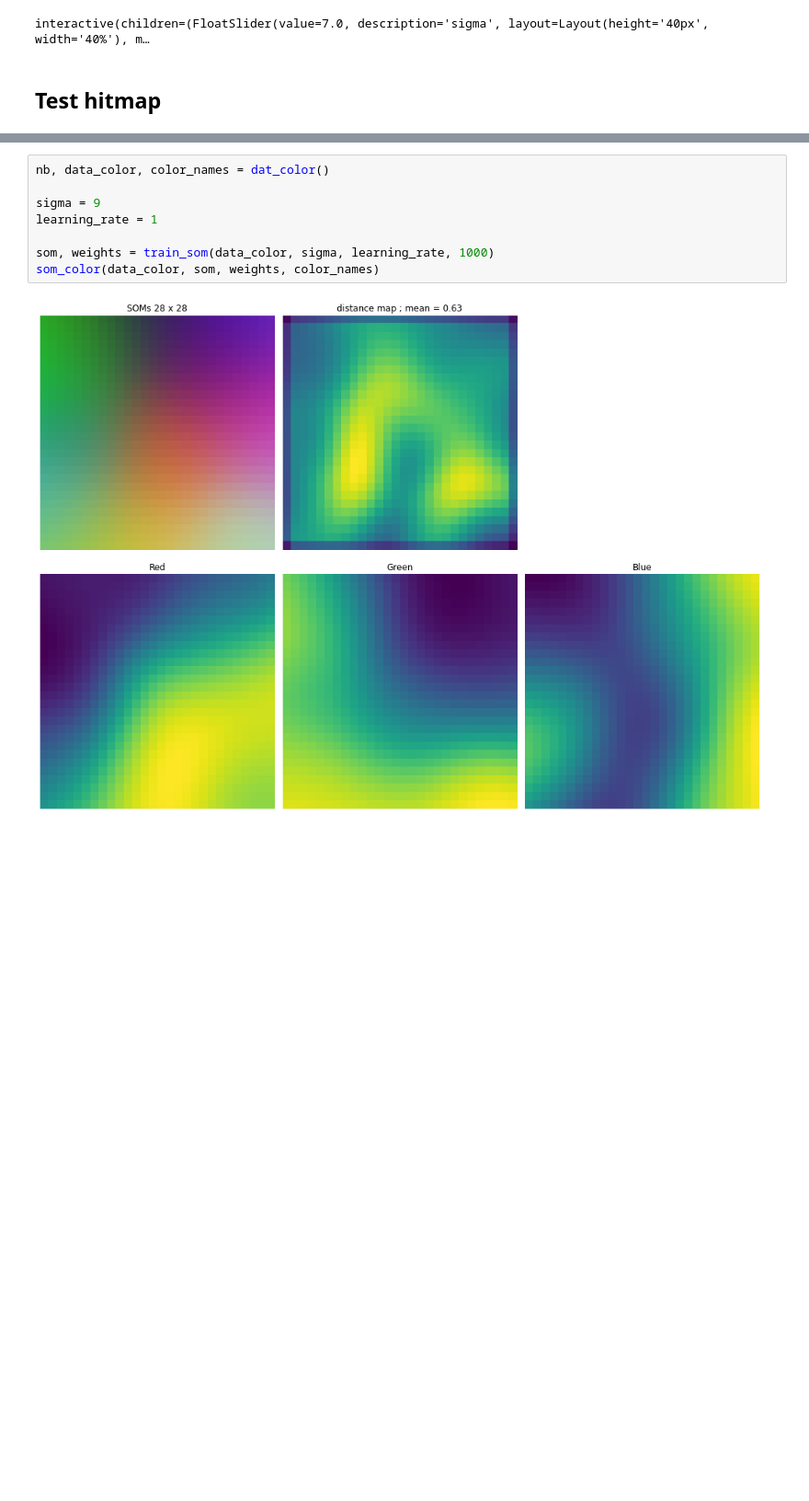
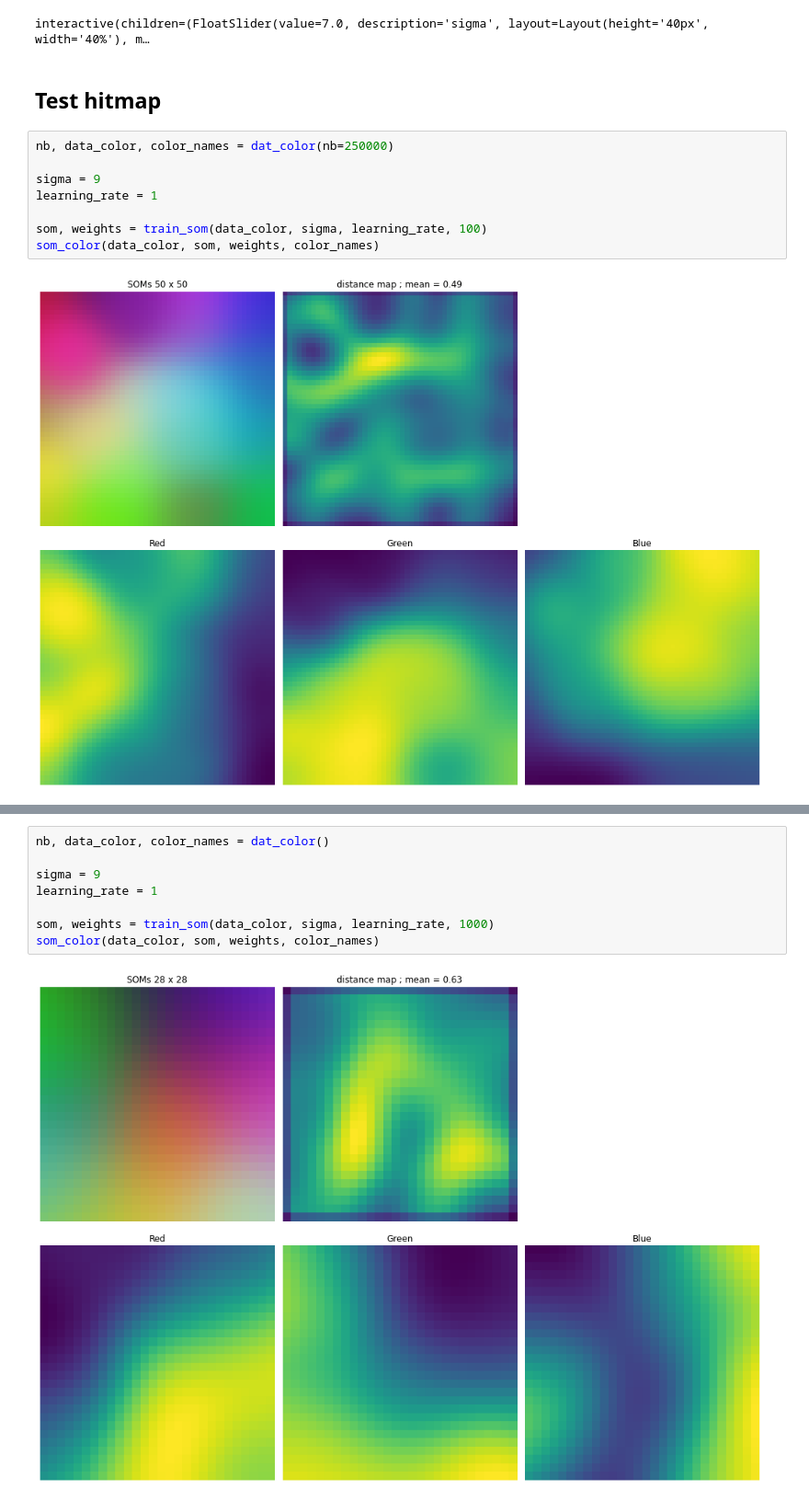
Before and after one commit to Oliv2398/SOMs-in-astrophysics, a Jupyter notebook: SOMs_colors.ipynb, the cells around one changed output, grey strips where cells are left out. Shown at 92% size. Drawn from its saved outputs; the diff is of its cells as text; blank space fills up the shorter version.

```diff
--- a/SOMs_colors.ipynb
+++ b/SOMs_colors.ipynb
@@ -542,3 +551,13 @@ interactive_plot(data_color, nb, color_names, topology='hexagonal')
 interactive(children=(FloatSlider(value=7.0, description='sigma', layout=Layout(height='40px', width='40%'), m…
 # %% [markdown]
 ## Test hitmap
+# %%
+nb, data_color, color_names = dat_color(nb=250000)
+
+sigma = 9
+learning_rate = 1
+
+som, weights = train_som(data_color, sigma, learning_rate, 100)
+som_color(data_color, som, weights, color_names)
+# %% [output]
+[figure, added]
```
Also changed, not shown: parts of 52 cells of this notebook.
